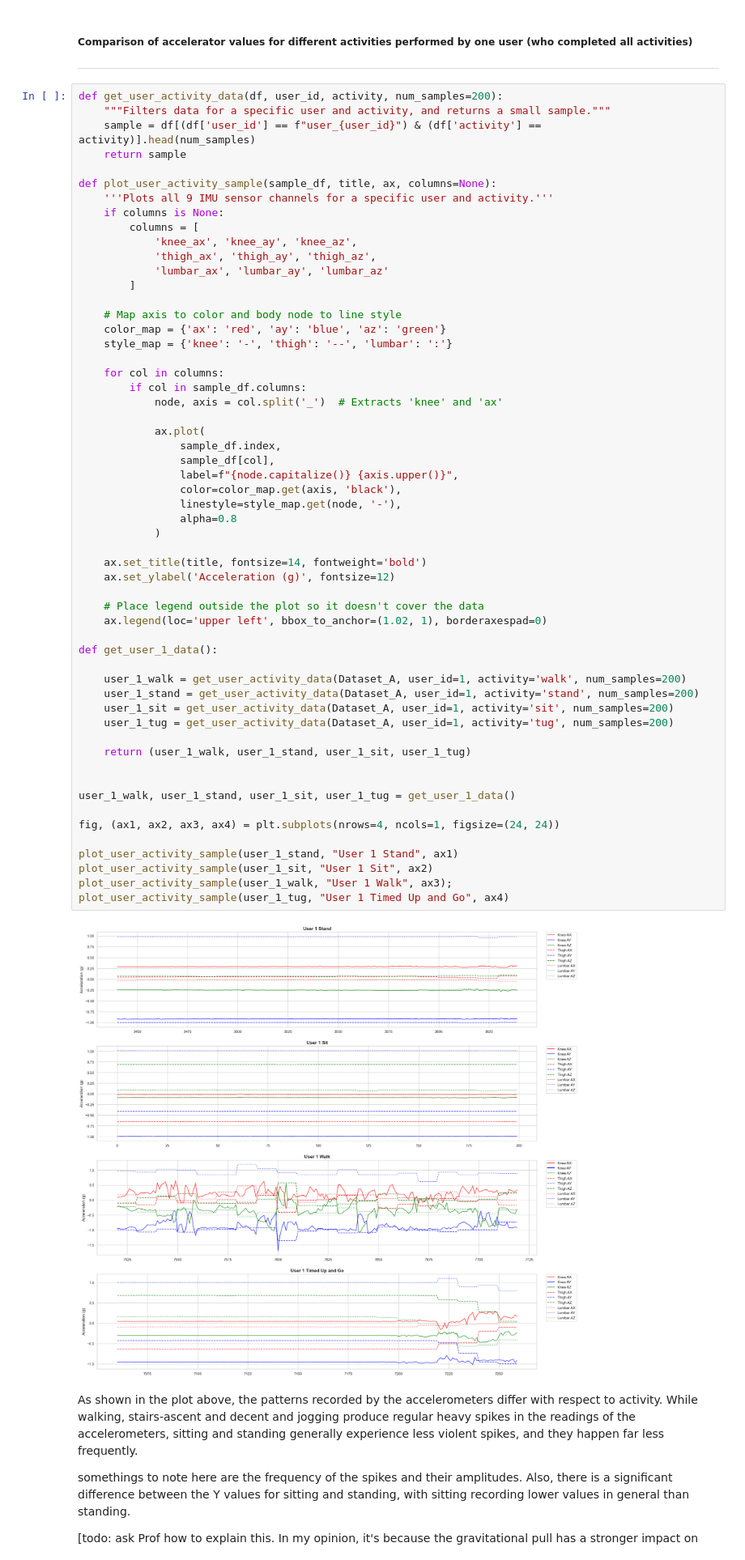
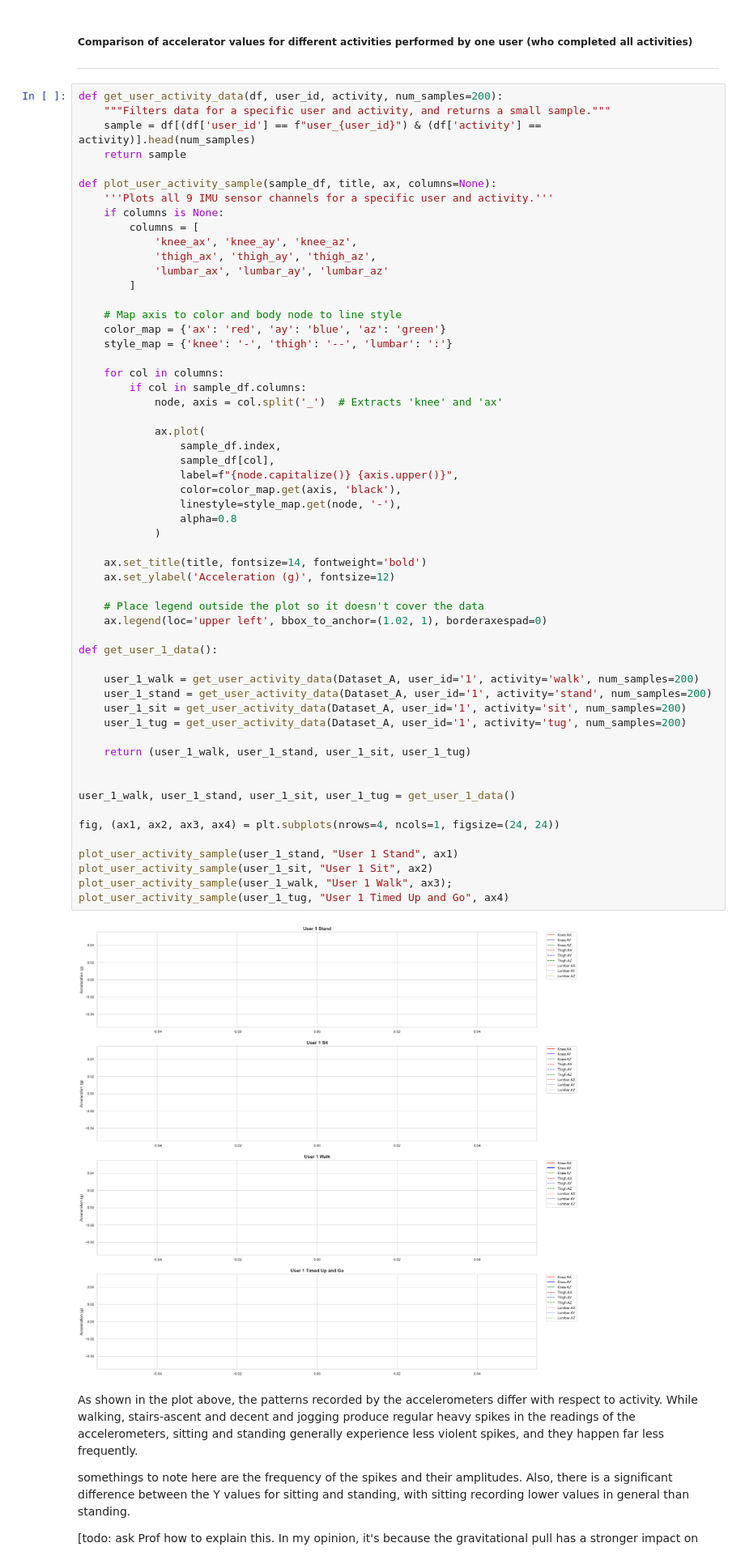
Before and after one commit to ike-njoku/finals-project, a Jupyter notebook: notebooks/main.ipynb, the cells around one changed output. Shown at 81% size. Saved outputs shown, nothing was run; the diff lists cells and outputs as text.

```diff
--- a/notebooks/main.ipynb
+++ b/notebooks/main.ipynb
@@ -697,38 +743,38 @@ def plot_user_activity_sample(sample_df, title, ax, columns=None):
             ax.plot(
                 sample_df.index,
                 sample_df[col],
                 label=f"{node.capitalize()} {axis.upper()}",
                 color=color_map.get(axis, 'black'),
                 linestyle=style_map.get(node, '-'),
                 alpha=0.8
             )
 
     ax.set_title(title, fontsize=14, fontweight='bold')
     ax.set_ylabel('Acceleration (g)', fontsize=12)
 
     # Place legend outside the plot so it doesn't cover the data
     ax.legend(loc='upper left', bbox_to_anchor=(1.02, 1), borderaxespad=0)
 
 def get_user_1_data():
 
-    user_1_walk = get_user_activity_data(Dataset_A, user_id=1, activity='walk', num_samples=200)
-    user_1_stand = get_user_activity_data(Dataset_A, user_id=1, activity='stand', num_samples=200)
-    user_1_sit = get_user_activity_data(Dataset_A, user_id=1, activity='sit', num_samples=200)
-    user_1_tug = get_user_activity_data(Dataset_A, user_id=1, activity='tug', num_samples=200)
+    user_1_walk = get_user_activity_data(Dataset_A, user_id='1', activity='walk', num_samples=200)
+    user_1_stand = get_user_activity_data(Dataset_A, user_id='1', activity='stand', num_samples=200)
+    user_1_sit = get_user_activity_data(Dataset_A, user_id='1', activity='sit', num_samples=200)
+    user_1_tug = get_user_activity_data(Dataset_A, user_id='1', activity='tug', num_samples=200)
 
     return (user_1_walk, user_1_stand, user_1_sit, user_1_tug)
 
 
 user_1_walk, user_1_stand, user_1_sit, user_1_tug = get_user_1_data()
 
 fig, (ax1, ax2, ax3, ax4) = plt.subplots(nrows=4, ncols=1, figsize=(24, 24))
 
 plot_user_activity_sample(user_1_stand, "User 1 Stand", ax1)
 plot_user_activity_sample(user_1_sit, "User 1 Sit", ax2)
 plot_user_activity_sample(user_1_walk, "User 1 Walk", ax3);
 plot_user_activity_sample(user_1_tug, "User 1 Timed Up and Go", ax4)
 # %% [output]
-[figure, old version]
+[figure, new version]
 # %% [markdown]
 As shown in the plot above, the patterns recorded by the accelerometers differ with respect to activity. While walking, stairs-ascent and decent and jogging produce regular heavy spikes in the readings of the accelerometers, sitting and standing generally experience less violent spikes, and they happen far less frequently.
 
```
Also changed, not shown: parts of 37 cells of this notebook, 54 other files.
